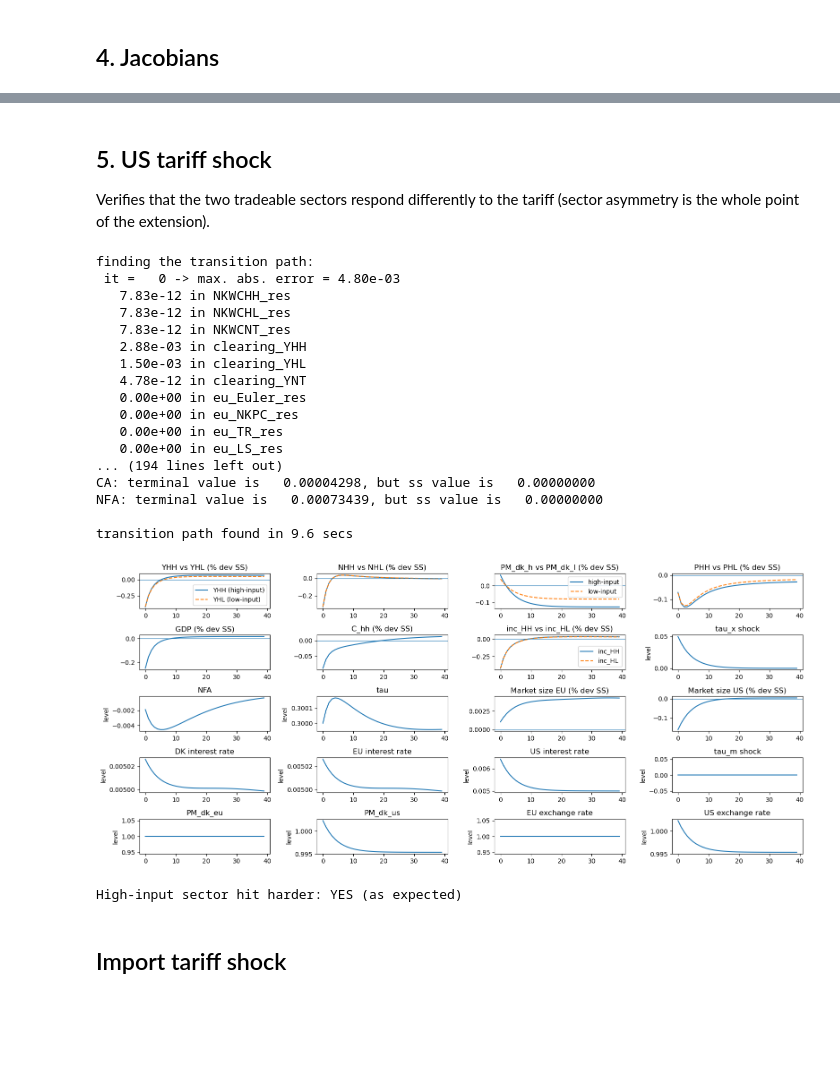
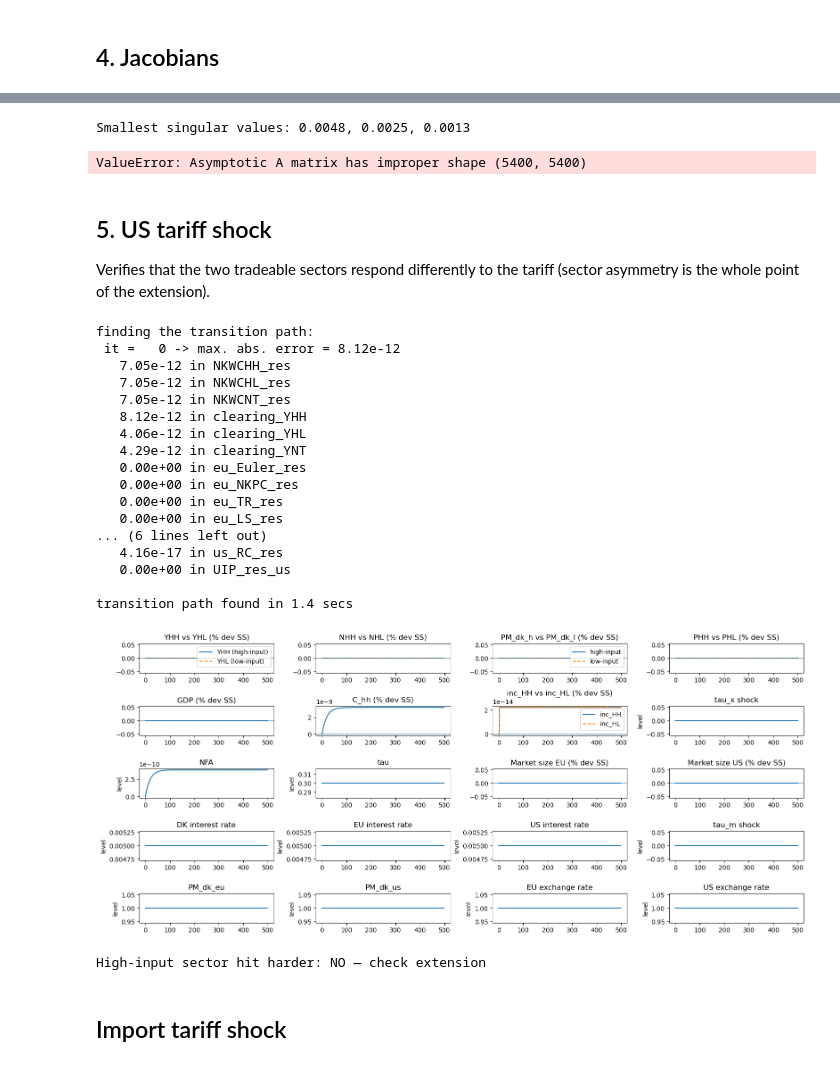
Before and after one commit to AndreaNoergaardAndersen/Master-Thesis, a Jupyter notebook: I-HANK - EU and US/test_extension.ipynb, the cells around one changed output, grey strips where cells are left out. Drawn from its saved outputs; the diff is of its cells as text; code cells hidden in the pictures; blank space fills up the shorter version.

```diff
--- a/I-HANK - EU and US/test_extension.ipynb
+++ b/I-HANK - EU and US/test_extension.ipynb
@@ -18,7 +18,7 @@ if r'c:\Users\kons-ana\GEModelTools' not in sys.path:
 from IHANKModel import IHANKModelClass
 
 model = IHANKModelClass(name='test')
-model.par.T = 100   # reduce horizon for speed
+#model.par.T = 200   # reduce horizon for speed
 par = model.par
 ss  = model.ss
 # %% [markdown]
@@ -178,0 +206,15 @@ full Jacobian to shocks computed in 1.2 secs [in evaluate_blocks(): 0.3 secs]
+# %%
+k = len(model.unknowns)   # = len(model.targets)
+T = model.par.T
+t_ref = T // 2            # interior time — avoids boundary effects, gives both +/- lags
+
+max_lag   = min(t_ref, T - 1 - t_ref)
+T_asym    = max_lag + 1   # lags run from -(T_asym-1) to +(T_asym-1)
+
+A = np.zeros((2*T_asym - 1, k, k))
+for d in range(-(T_asym-1), T_asym):
+    s = t_ref + d          # unknown time index for this diagonal
+    A[T_asym-1+d] = model.H_U[t_ref::T, s::T]
+
+wn = winding_criterion(A)
+print(f'Winding number: {wn}')
@@ -178,0 +294,24 @@ full Jacobian to shocks computed in 1.2 secs [in evaluate_blocks(): 0.3 secs]
+# %%
+
+
+_, s, _ = np.linalg.svd(model.H_U)
+
+print(f'Smallest singular values: {s[-3]:.4f}, {s[-2]:.4f}, {s[-1]:.4f}')
+# %% [output]
+Smallest singular values: 0.0048, 0.0025, 0.0013
+# %%
+# winding number test
+
+# first, use get_H_U with asymptotic=True to get array A representing asymptotic H_U
+
+#A = jac.get_H_U(block_list, unknowns, targets, T, ss, asymptotic=True, save=True, use_saved=True)
+
+
+
+# then apply winding number criterion
+
+wn = winding_criterion(model.H_U)
+
+print(f'Winding number: {wn}')
+# %% [output]
+ValueError: Asymptotic A matrix has improper shape (5400, 5400)
@@ -185,31 +536,31 @@ model_tau_x=model.copy()
 # %%
 import matplotlib.pyplot as plt
 
-model_tau_x.par.jump_tau_x = 0.05   # +5pp US tariff on DK/EA imports
-model_tau_x.par.rho_tau_x  = 0.80
+model_tau_x.par.jump_tau_x = 0.00   # +5pp US tariff on DK/EA imports
+model_tau_x.par.rho_tau_x  = 0.00
 
 model_tau_x.find_transition_path(shocks=['tau_x'], do_print=True, do_end_check=True)
 # %% [output]
 finding the transition path:
- it =   0 -> max. abs. error = 4.80e-03
-   7.83e-12 in NKWCHH_res
-   7.83e-12 in NKWCHL_res
-   7.83e-12 in NKWCNT_res
-   2.88e-03 in clearing_YHH
-   1.50e-03 in clearing_YHL
-   4.78e-12 in clearing_YNT
+ it =   0 -> max. abs. error = 8.12e-12
+   7.05e-12 in NKWCHH_res
+   7.05e-12 in NKWCHL_res
+   7.05e-12 in NKWCNT_res
+   8.12e-12 in clearing_YHH
+   4.06e-12 in clearing_YHL
+   4.29e-12 in clearing_YNT
    0.00e+00 in eu_Euler_res
    0.00e+00 in eu_NKPC_res
    0.00e+00 in eu_TR_res
    0.00e+00 in eu_LS_res
-... (194 lines left out)
-CA: terminal value is   0.00004298, but ss value is   0.00000000
-NFA: terminal value is   0.00073439, but ss value is   0.00000000
+... (6 lines left out)
+   4.16e-17 in us_RC_res
+   0.00e+00 in UIP_res_us
 
-transition path found in 9.6 secs
+transition path found in 1.4 secs
 # %%
 path = model_tau_x.path
-T_plot = 40
+T_plot = 500
 t = np.arange(T_plot)
 
 fig, axes = plt.subplots(5, 4, figsize=(16, 7))
@@ -292,35 +643,35 @@ axes[3,3].set_ylabel('level')
 
 #Row 5
 axes[4,0].set_title('PM_dk_eu')
 axes[4,0].plot(t, path.PM_dk_eu[:T_plot])
 axes[4,0].set_ylabel('level')
 
 axes[4,1].set_title('PM_dk_us')
 axes[4,1].plot(t, path.PM_dk_us[:T_plot])
 axes[4,1].set_ylabel('level')
 
 axes[4,2].set_title('EU exchange rate')
 axes[4,2].plot(t, path.E[:T_plot])
 axes[4,2].set_ylabel('level')
 
 axes[4,3].set_title('US exchange rate')
 axes[4,3].plot(t, path.E_us[:T_plot])
 axes[4,3].set_ylabel('level')
 
 
 fig.tight_layout()
 plt.show()
 
 # Sector asymmetry check: high-input sector should be hit harder
 dY_HH = pct(path.YHH, ss.YHH)[0]
 dY_HL = pct(path.YHL, ss.YHL)[0]
 #print(f'Impact on YHH: {dY_HH:.4f}%')
 #print(f'Impact on YHL: {dY_HL:.4f}%')
 asymmetry_ok = dY_HH < dY_HL   # high-input sector hurt more
 print(f'High-input sector hit harder: {"YES (as expected)" if asymmetry_ok else "NO — check extension"}')
 # %% [output]
-[figure, old version]
+[figure, new version]
-High-input sector hit harder: YES (as expected)
+High-input sector hit harder: NO — check extension
 # %% [markdown]
 ## Import tariff shock
 # %%
```
Also changed, not shown: parts of 28 cells of this notebook, 5 other files.
